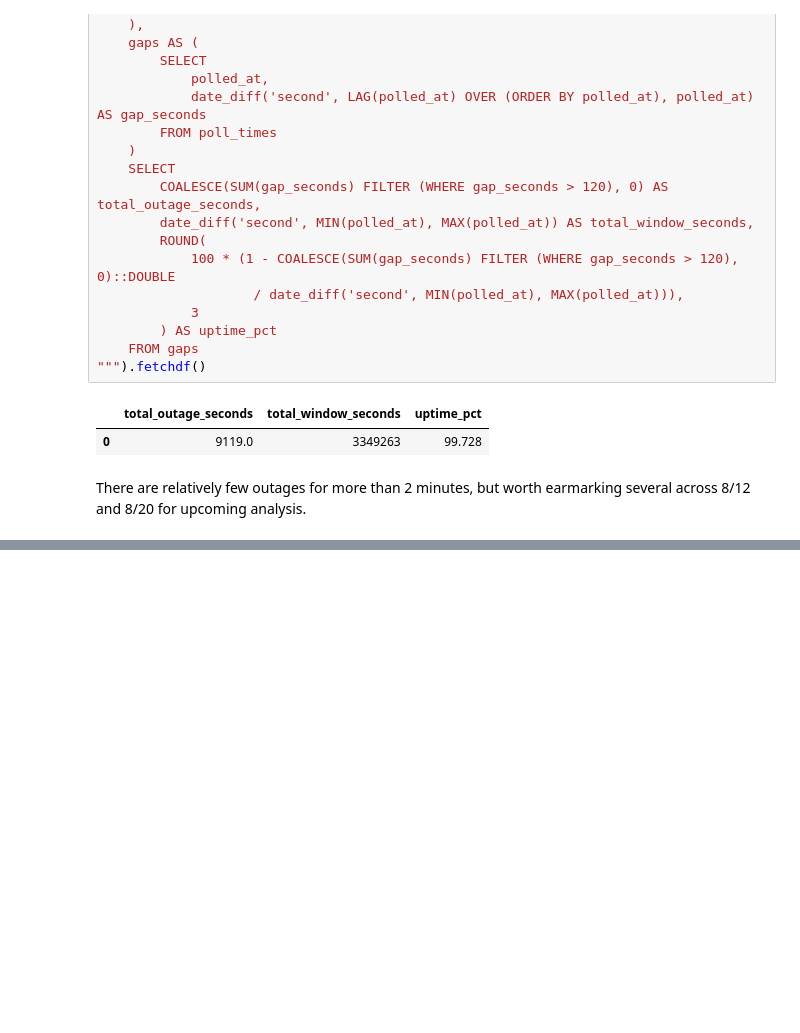
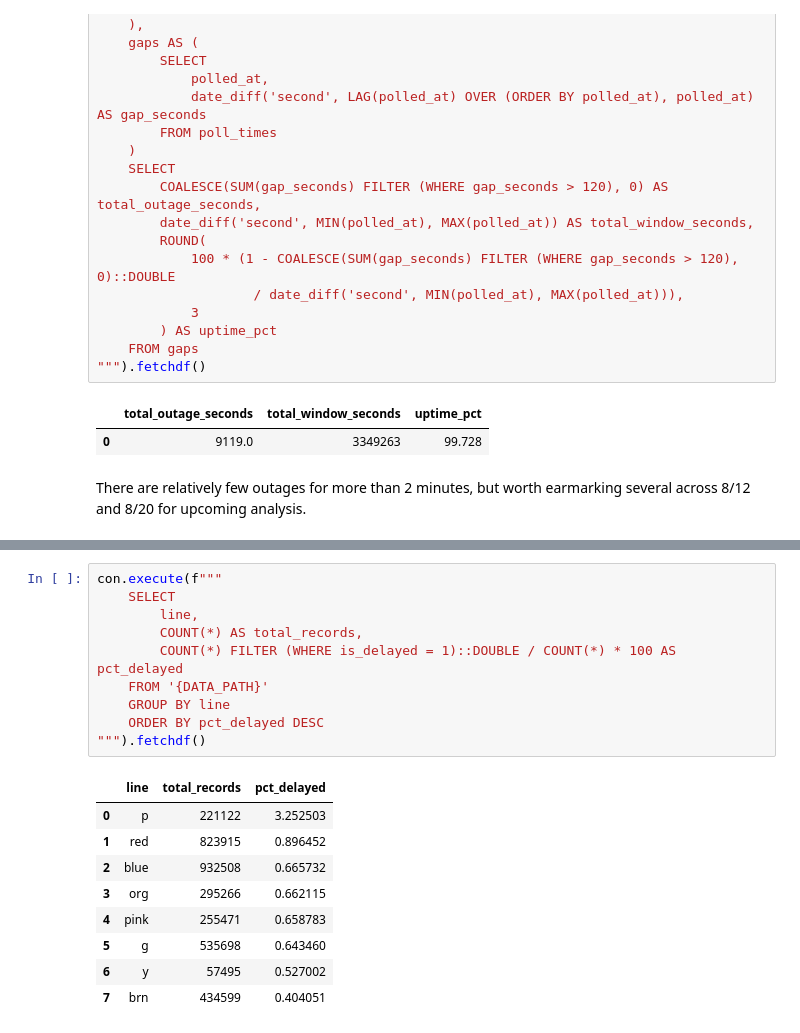
Before and after one commit to alexmstern/cta-data-pipeline, a Jupyter notebook: notebooks/data_quality.ipynb, the cells around one changed output, grey strips where cells are left out. Saved outputs shown, nothing was run; the diff lists cells and outputs as text; blank space fills up the shorter version.

```diff
--- a/notebooks/data_quality.ipynb
+++ b/notebooks/data_quality.ipynb
@@ -258,0 +295,20 @@ There are relatively few outages for more than 2 minutes, but worth earmarking s
+# %%
+con.execute(f"""
+    SELECT
+        line,
+        COUNT(*) AS total_records,
+        COUNT(*) FILTER (WHERE is_delayed = 1)::DOUBLE / COUNT(*) * 100 AS pct_delayed
+    FROM '{DATA_PATH}'
+    GROUP BY line
+    ORDER BY pct_delayed DESC
+""").fetchdf()
+# %% [output]
+|  | line | total_records | pct_delayed |
+| 0 | p | 221122 | 3.252503 |
+| 1 | red | 823915 | 0.896452 |
+| 2 | blue | 932508 | 0.665732 |
+| 3 | org | 295266 | 0.662115 |
+| 4 | pink | 255471 | 0.658783 |
+| 5 | g | 535698 | 0.643460 |
+| 6 | y | 57495 | 0.527002 |
+| 7 | brn | 434599 | 0.404051 |
```
Also changed, not shown: parts of 21 cells of this notebook.
